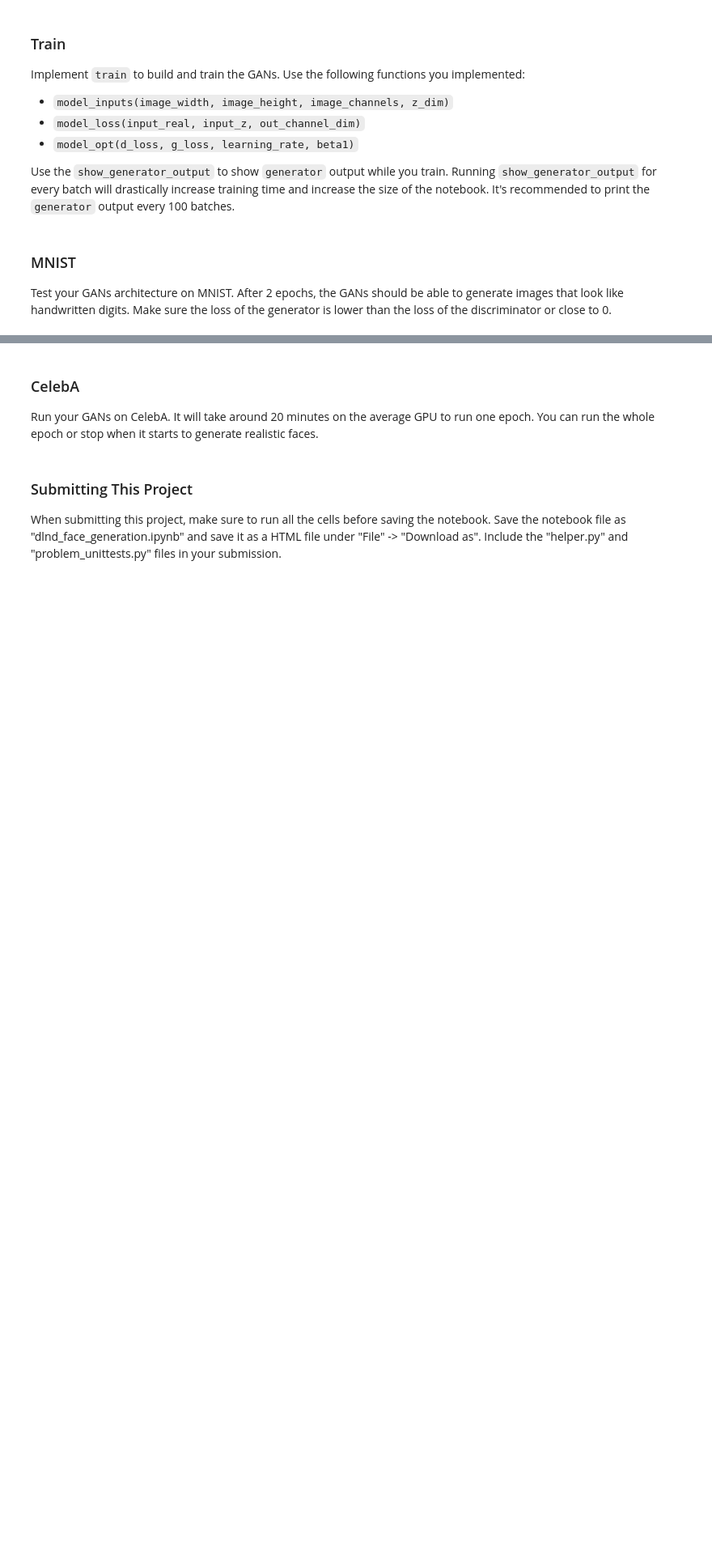
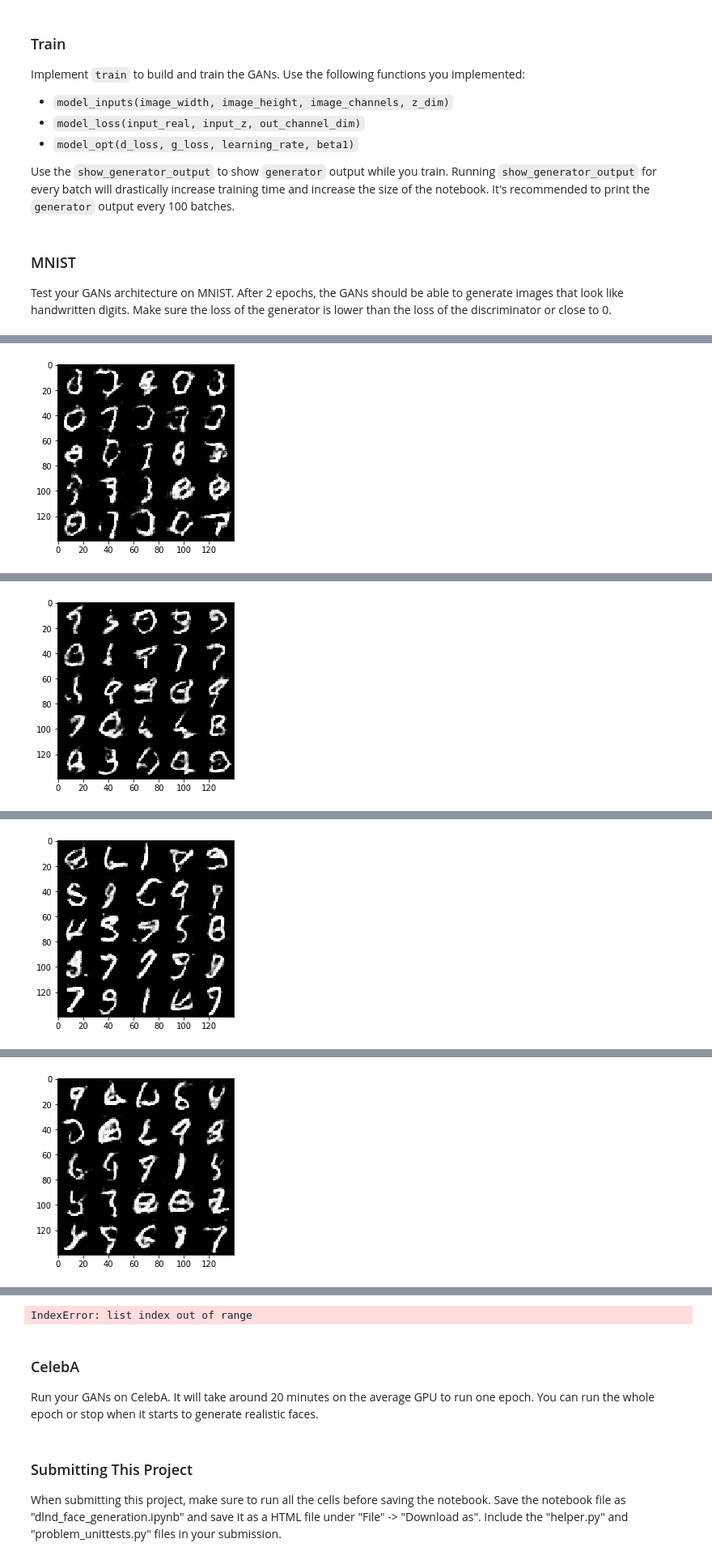
Before and after one commit to Ben-wu14/face_gen, a Jupyter notebook: dlnd_face_generation.ipynb, the cells around one changed output, grey strips where cells are left out. Shown: that part at 81% size. Cells and saved outputs as stored; diff of their text form; code cells hidden in the pictures; blank space fills up the shorter version.

```diff
--- a/dlnd_face_generation.ipynb
+++ b/dlnd_face_generation.ipynb
@@ -194,13 +199,16 @@ def generator(z, out_channel_dim, is_train=True):
         x2 = tf.layers.batch_normalization(x2, training=is_train)
         x2 = tf.maximum(alpha * x2, x2)
         # 14x14x256 now
-
+        x3 = tf.layers.conv2d_transpose(x2, 512, 5, strides=2, padding='same')
+        x3 = tf.layers.batch_normalization(x3, training=is_train)
+        x3 = tf.maximum(alpha * x3, x3)
+        # 28x28x512
 
         # Output layer
         logits = tf.layers.conv2d_transpose(x2, out_channel_dim, 5, strides=2, padding='same')
         # 28x28x3 now
 
-        out = tf.tanh(logits)/2
+        out = tf.tanh(logits)
         return out
 
 
@@ -235,15 +243,15 @@ def model_loss(input_real, input_z, out_channel_dim):
 
     d_loss_real = tf.reduce_mean(
                   tf.nn.sigmoid_cross_entropy_with_logits(logits=d_logits_real,
-                                                          labels=tf.ones_like(d_logits_real) * (1 - 0.9)))
+                                                          labels=tf.ones_like(d_model_real)))
     d_loss_fake = tf.reduce_mean(
                   tf.nn.sigmoid_cross_entropy_with_logits(logits=d_logits_fake,
-                                                          labels=tf.zeros_like(d_logits_real)))
+                                                          labels=tf.zeros_like(d_model_fake)))
     d_loss = d_loss_real + d_loss_fake
 
     g_loss = tf.reduce_mean(
                  tf.nn.sigmoid_cross_entropy_with_logits(logits=d_logits_fake,
-                                                         labels=tf.ones_like(d_logits_fake)))
+                                                         labels=tf.ones_like(d_model_fake)))
     return d_loss, g_loss
 
 
@@ -342,31 +350,30 @@ def train(epoch_count, batch_size, z_dim, learning_rate, beta1, get_batches, dat
     channel=1
     if data_image_mode=='RGB':
         channel=3
-    input_real, input_z,learning_rate = model_inputs(data_shape[1],data_shape[2],channel, z_dim)
+    input_real, input_z,lr = model_inputs(data_shape[1],data_shape[2],channel, z_dim)
     d_loss, g_loss = model_loss(input_real, input_z, channel)
     d_opt, g_opt = model_opt(d_loss, g_loss, learning_rate, beta1)
 
     samples, losses = [], []
     steps = 0
     print_every=10
-    show_every=100
+    show_every=300
     with tf.Session() as sess:
         sess.run(tf.global_variables_initializer())
         for epoch_i in range(epoch_count):
             for batch_images in get_batches(batch_size):
                 # TODO: Train Model
                 steps += 1
-
                 # Sample random noise for G
                 batch_z = np.random.uniform(-1, 1, size=(batch_size, z_dim))
 
                 # Run optimizers
                 # Run optimizers
-                _ = sess.run(d_opt, feed_dict={input_real: batch_images, input_z: batch_z})
-                _ = sess.run(g_opt, feed_dict={input_z: batch_z, input_real: batch_images})
+                _ = sess.run(d_opt, feed_dict={input_real: batch_images*2, input_z: batch_z})
+                _ = sess.run(g_opt, feed_dict={input_z: batch_z, input_real: batch_images*2})
                 if steps % print_every == 0:
                     # At the end of each epoch, get the losses and print them out
-                    train_loss_d = d_loss.eval({input_z: batch_z, input_real: batch_images})
+                    train_loss_d = d_loss.eval({input_z: batch_z, input_real: batch_images*2})
                     train_loss_g = g_loss.eval({input_z: batch_z})
 
                     print("Epoch {}/{}...".format(epoch_i+1, epoch_count),
@@ -376,20 +383,16 @@ def train(epoch_count, batch_size, z_dim, learning_rate, beta1, get_batches, dat
                     losses.append((train_loss_d, train_loss_g))
 
                 if steps % show_every == 0:
-                    gen_samples = sess.run(
-                                   generator(input_z, 3, reuse=True, training=False),
-                                   feed_dict={input_z: sample_z})
-                    samples.append(gen_samples)
-                    _ = view_samples(-1, samples, 6, 12, figsize=figsize)
-                    plt.show()
+                    #Print the current image
+                    show_generator_output(sess, 25, input_z, channel, data_image_mode)
 # %% [markdown]
 ### MNIST
 Test your GANs architecture on MNIST.  After 2 epochs, the GANs should be able to generate images that look like handwritten digits.  Make sure the loss of the generator is lower than the loss of the discriminator or close to 0.
 # %%
-batch_size = 128
-z_dim = 100
-learning_rate = 0.0002
-beta1 = 0.5
+batch_size = 64
+z_dim = 128
+learning_rate = 0.001
+beta1 = 0.4
 
 
 """
@@ -405,0 +425 @@ with tf.Graph().as_default():
+[figure, added]
@@ -406,0 +443 @@ IndexError: list index out of range
+[figure, added]
@@ -406,0 +461 @@ IndexError: list index out of range
+[figure, added]
@@ -406,0 +479 @@ IndexError: list index out of range
+[figure, added]
@@ -407,3 +523,4 @@ IndexError: list index out of range
+IndexError: list index out of range
 # %% [markdown]
 ### CelebA
 Run your GANs on CelebA.  It will take around 20 minutes on the average GPU to run one epoch.  You can run the whole epoch or stop when it starts to generate realistic faces.
```
Also changed, not shown: parts of 7 cells of this notebook, 1 other file.
